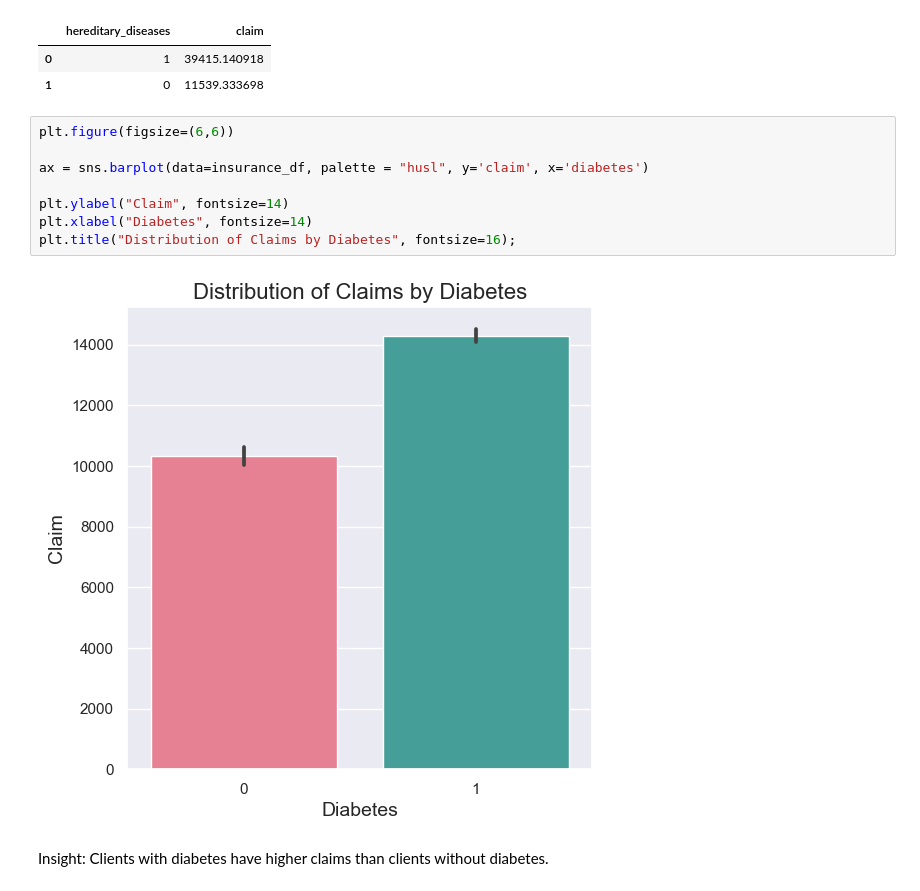
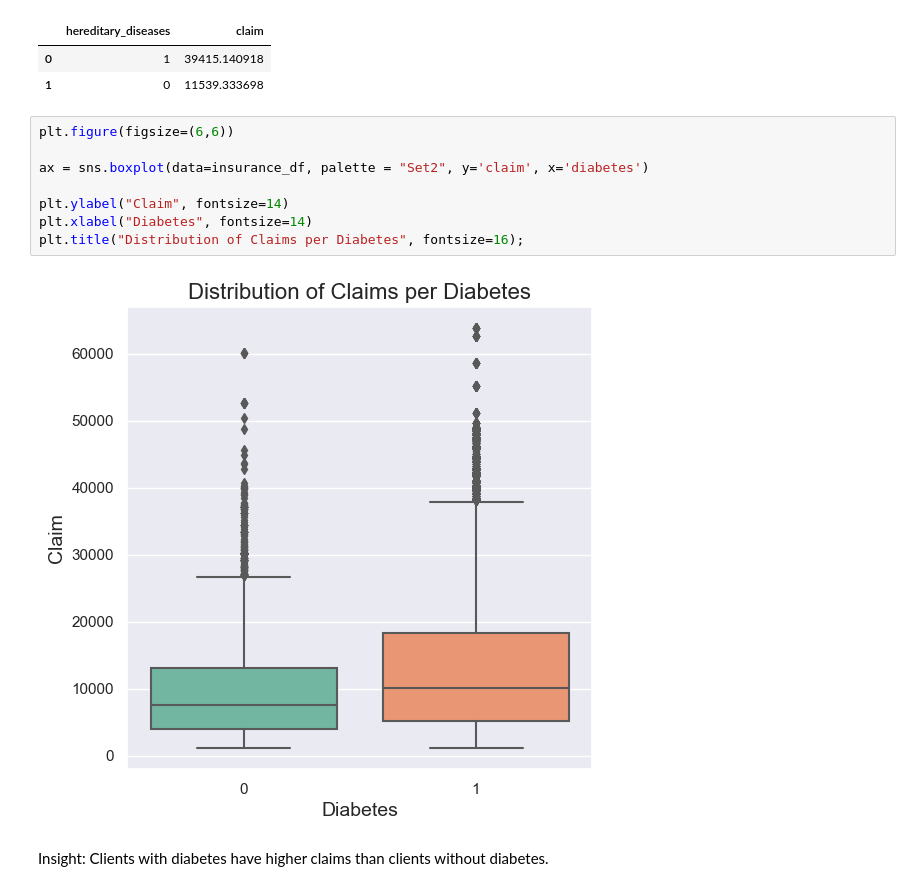
Before and after one commit to Sainabs/Capstone-Project, a Jupyter notebook: coverage.ipynb, the cells around one changed output. Cells and saved outputs as stored; diff of their text form.

```diff
--- a/coverage.ipynb
+++ b/coverage.ipynb
@@ -1486,13 +1499,13 @@ hereditary_diseases_claim
 # %%
 plt.figure(figsize=(6,6))
 
-ax = sns.barplot(data=insurance_df, palette = "husl", y='claim', x='diabetes')
+ax = sns.boxplot(data=insurance_df, palette = "Set2", y='claim', x='diabetes')
 
 plt.ylabel("Claim", fontsize=14)
 plt.xlabel("Diabetes", fontsize=14)
-plt.title("Distribution of Claims by Diabetes", fontsize=16);
+plt.title("Distribution of Claims per Diabetes", fontsize=16);
 # %% [output]
-[figure, old version]
+[figure, new version]
 # %% [markdown]
 Insight: Clients with diabetes have higher claims than clients without diabetes.
 # %%
```
Also changed, not shown: parts of 34 cells of this notebook.
